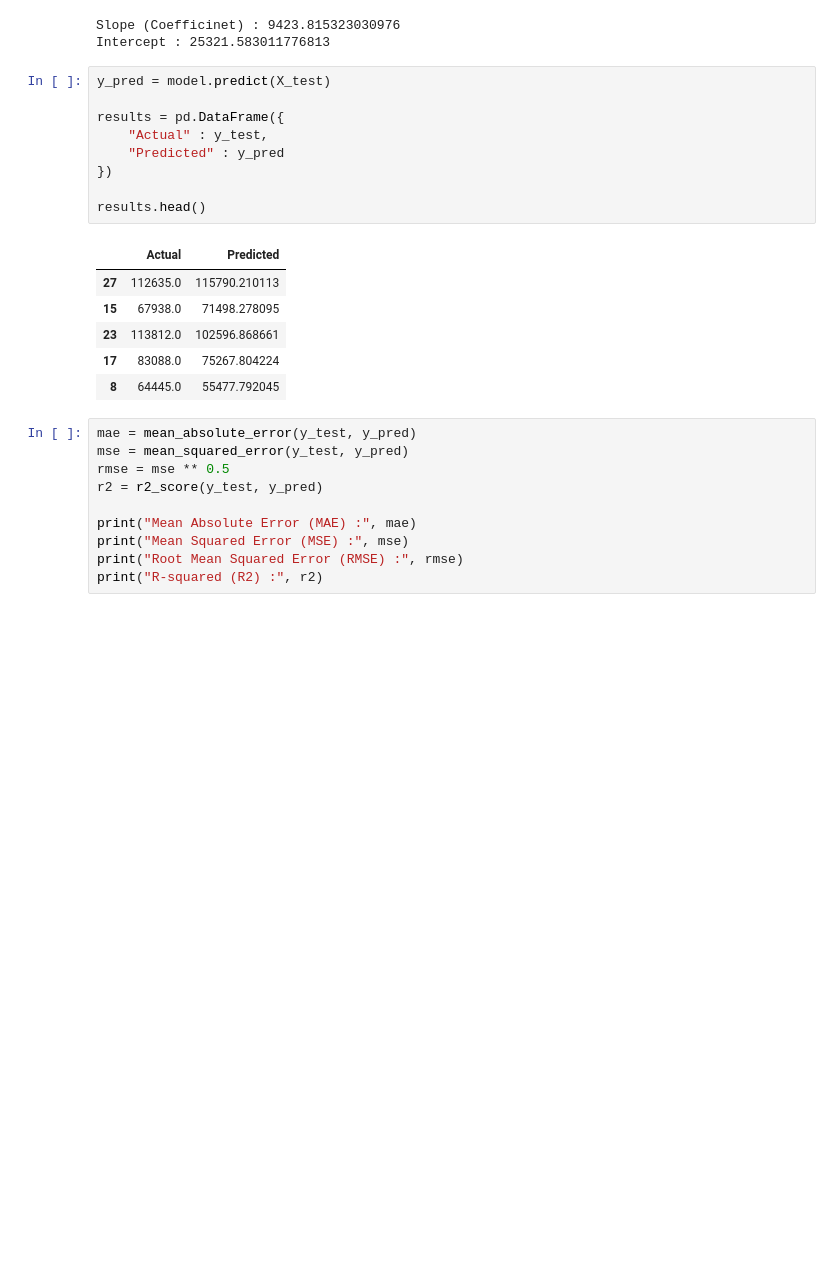
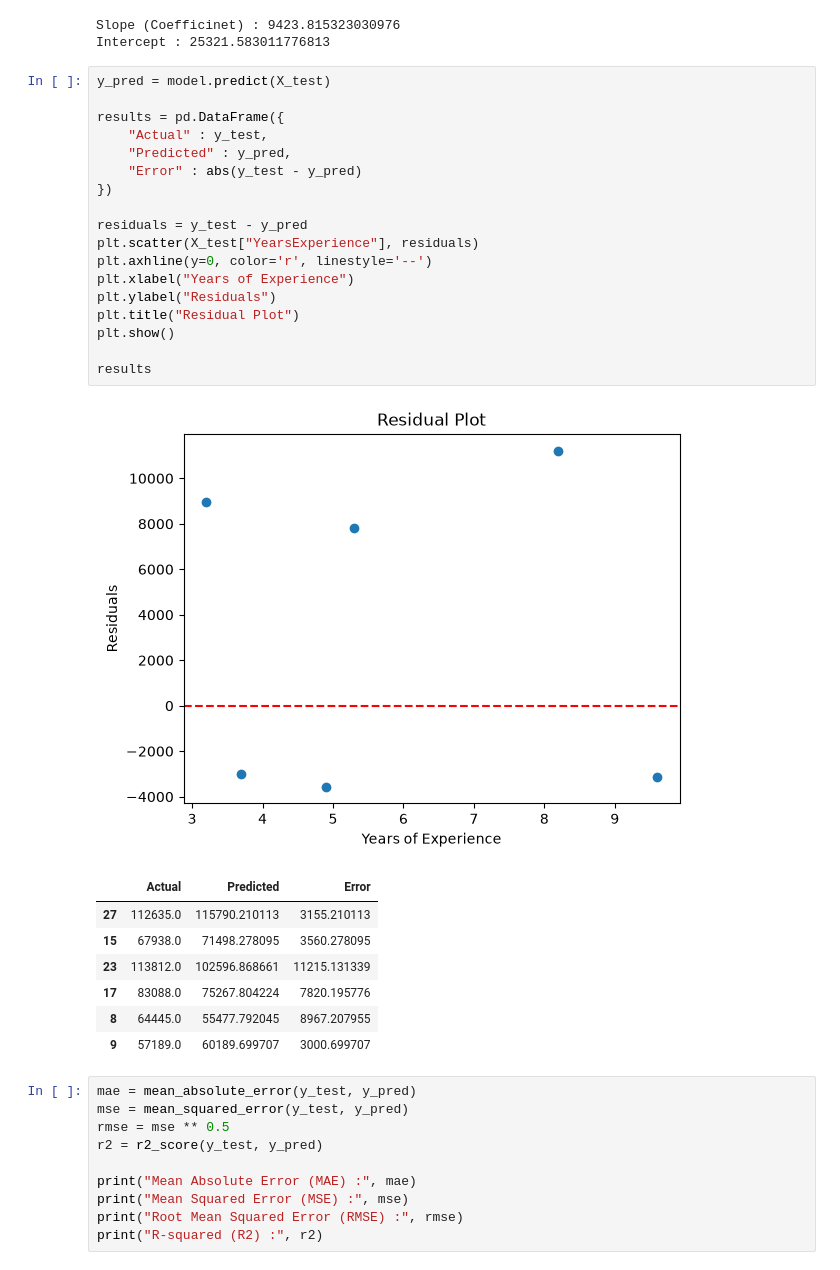
Before and after one commit to vishal-95-um/ml-models, a Jupyter notebook: 01_linear_regression/linear_regression_basics.ipynb, the cells around one changed output. Cells and saved outputs as stored; diff of their text form; blank space fills up the shorter version.

Commit message:
Added residual plot

```diff
--- a/01_linear_regression/linear_regression_basics.ipynb
+++ b/01_linear_regression/linear_regression_basics.ipynb
@@ -50,19 +50,30 @@ Intercept : 25321.583011776813
 # %%
 y_pred = model.predict(X_test)
 
 results = pd.DataFrame({
     "Actual" : y_test,
-    "Predicted" : y_pred
+    "Predicted" : y_pred,
+    "Error" : abs(y_test - y_pred)
 })
 
-results.head()
+residuals = y_test - y_pred
+plt.scatter(X_test["YearsExperience"], residuals)
+plt.axhline(y=0, color='r', linestyle='--')
+plt.xlabel("Years of Experience")
+plt.ylabel("Residuals")
+plt.title("Residual Plot")
+plt.show()
+
+results
 # %% [output]
+[figure, added]
-|  | Actual | Predicted |
-| 27 | 112635.0 | 115790.210113 |
-| 15 | 67938.0 | 71498.278095 |
-| 23 | 113812.0 | 102596.868661 |
-| 17 | 83088.0 | 75267.804224 |
-| 8 | 64445.0 | 55477.792045 |
+|  | Actual | Predicted | Error |
+| 27 | 112635.0 | 115790.210113 | 3155.210113 |
+| 15 | 67938.0 | 71498.278095 | 3560.278095 |
+| 23 | 113812.0 | 102596.868661 | 11215.131339 |
+| 17 | 83088.0 | 75267.804224 | 7820.195776 |
+| 8 | 64445.0 | 55477.792045 | 8967.207955 |
+| 9 | 57189.0 | 60189.699707 | 3000.699707 |
 # %%
 mae = mean_absolute_error(y_test, y_pred)
 mse = mean_squared_error(y_test, y_pred)
```
